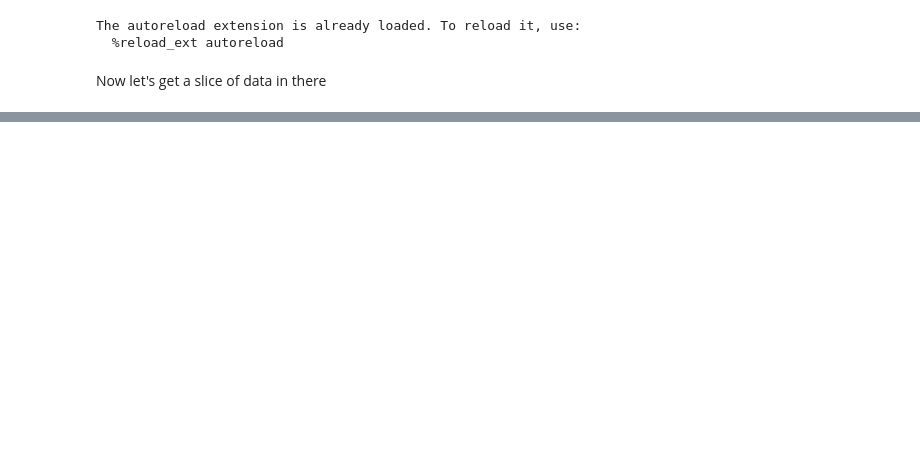
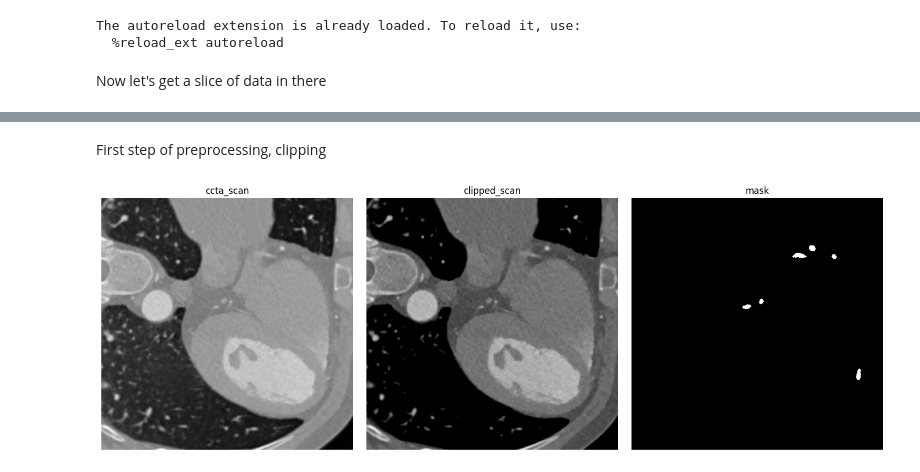
Before and after one commit to philippweinmann/mip_local_unet, a Jupyter notebook: visualize_preprocessing.ipynb, the cells around one changed output, grey strips where cells are left out. Drawn from its saved outputs; the diff is of its cells as text; code cells hidden in the pictures; blank space fills up the shorter version.

```diff
--- a/visualize_preprocessing.ipynb
+++ b/visualize_preprocessing.ipynb
@@ -27,0 +32,20 @@ create_2Dimagegrid(images, titles)
+# %% [markdown]
+First step of preprocessing, clipping
+# %%
+image, mask = patient_x.get_image_mask_tuple()
+
+# clip the image
+min_value = -600
+max_value = 1000
+clipped_image = clip_scans(image.copy(), min_value, max_value)
+
+ccta_scan_slice = image[:, :, z_slice]
+clipped_image = clipped_image[:, :, z_slice]
+mask_slice = mask[:, :, z_slice]
+
+images = [ccta_scan_slice, clipped_image_slice, mask_slice]
+titles = ["ccta_scan", "clipped_scan", "mask"]
+
+create_2Dimagegrid(images, titles, max_cols = 4)
+# %% [output]
+[figure, added]
```
Also changed, not shown: parts of 6 cells of this notebook, 3 other files.
